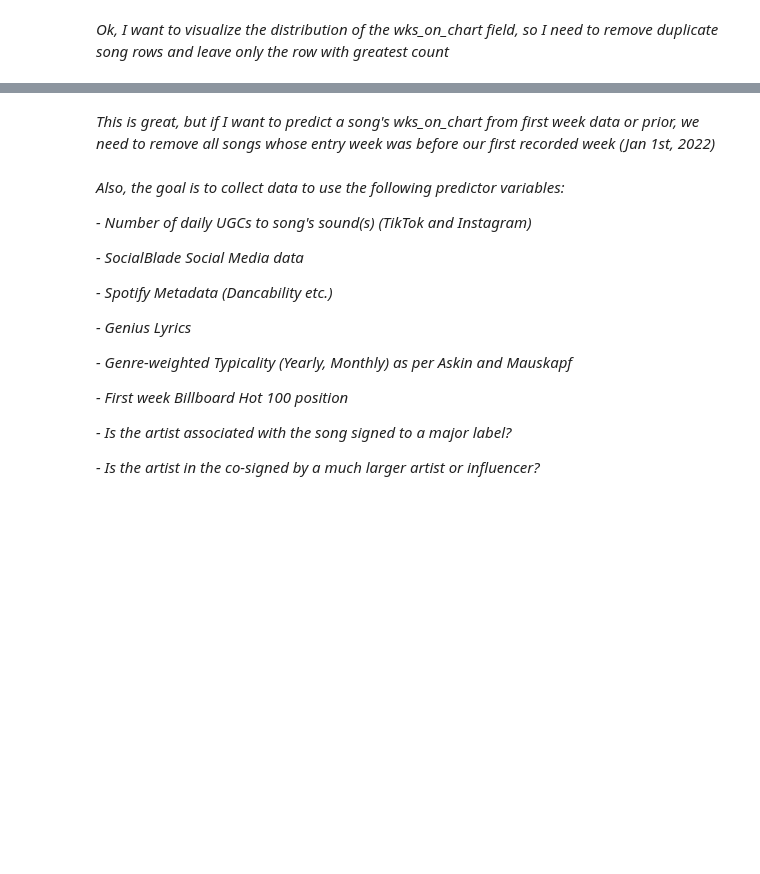
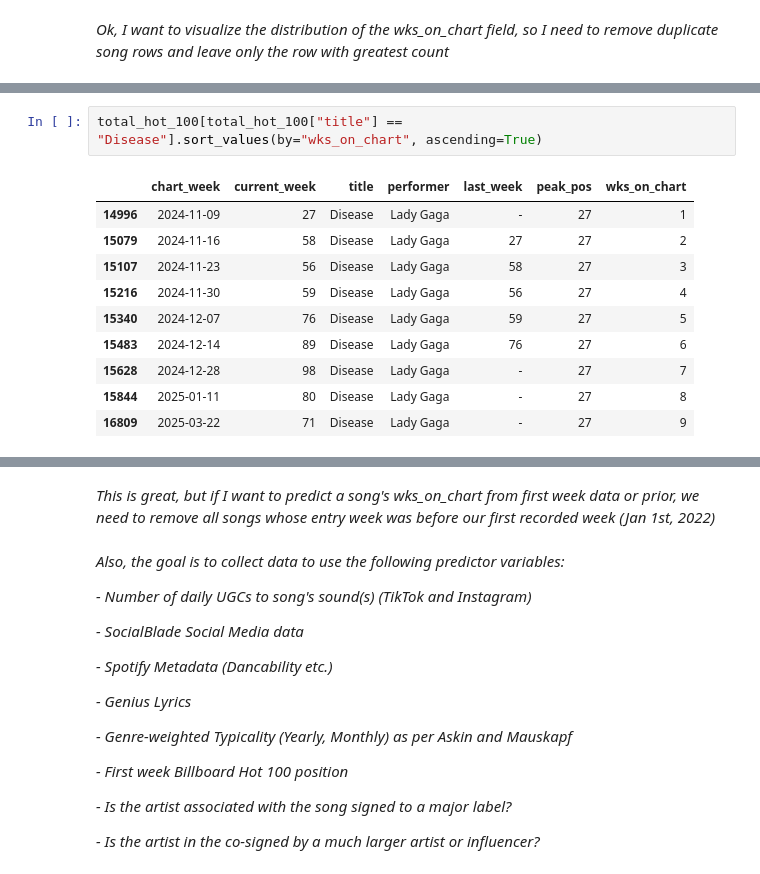
Before and after one commit to tom4sg/DURF, a Jupyter notebook: data_processing.ipynb, the cells around one changed output, grey strips where cells are left out. Drawn from its saved outputs; the diff is of its cells as text; blank space fills up the shorter version.

```diff
--- a/data_processing.ipynb
+++ b/data_processing.ipynb
@@ -67,3 +86,16 @@ weeks_on_chart_df
+# %%
+total_hot_100[total_hot_100["title"] == "Disease"].sort_values(by="wks_on_chart", ascending=True)
+# %% [output]
+|  | chart_week | current_week | title | performer | last_week | peak_pos | wks_on_chart |
+| 14996 | 2024-11-09 | 27 | Disease | Lady Gaga | - | 27 | 1 |
+| 15079 | 2024-11-16 | 58 | Disease | Lady Gaga | 27 | 27 | 2 |
+| 15107 | 2024-11-23 | 56 | Disease | Lady Gaga | 58 | 27 | 3 |
+| 15216 | 2024-11-30 | 59 | Disease | Lady Gaga | 56 | 27 | 4 |
+| 15340 | 2024-12-07 | 76 | Disease | Lady Gaga | 59 | 27 | 5 |
+| 15483 | 2024-12-14 | 89 | Disease | Lady Gaga | 76 | 27 | 6 |
+| 15628 | 2024-12-28 | 98 | Disease | Lady Gaga | - | 27 | 7 |
+| 15844 | 2025-01-11 | 80 | Disease | Lady Gaga | - | 27 | 8 |
+| 16809 | 2025-03-22 | 71 | Disease | Lady Gaga | - | 27 | 9 |
 # %%
 import seaborn as sns
 import matplotlib.pyplot as plt
```
Also changed, not shown: parts of 8 cells of this notebook, 13 other files.
